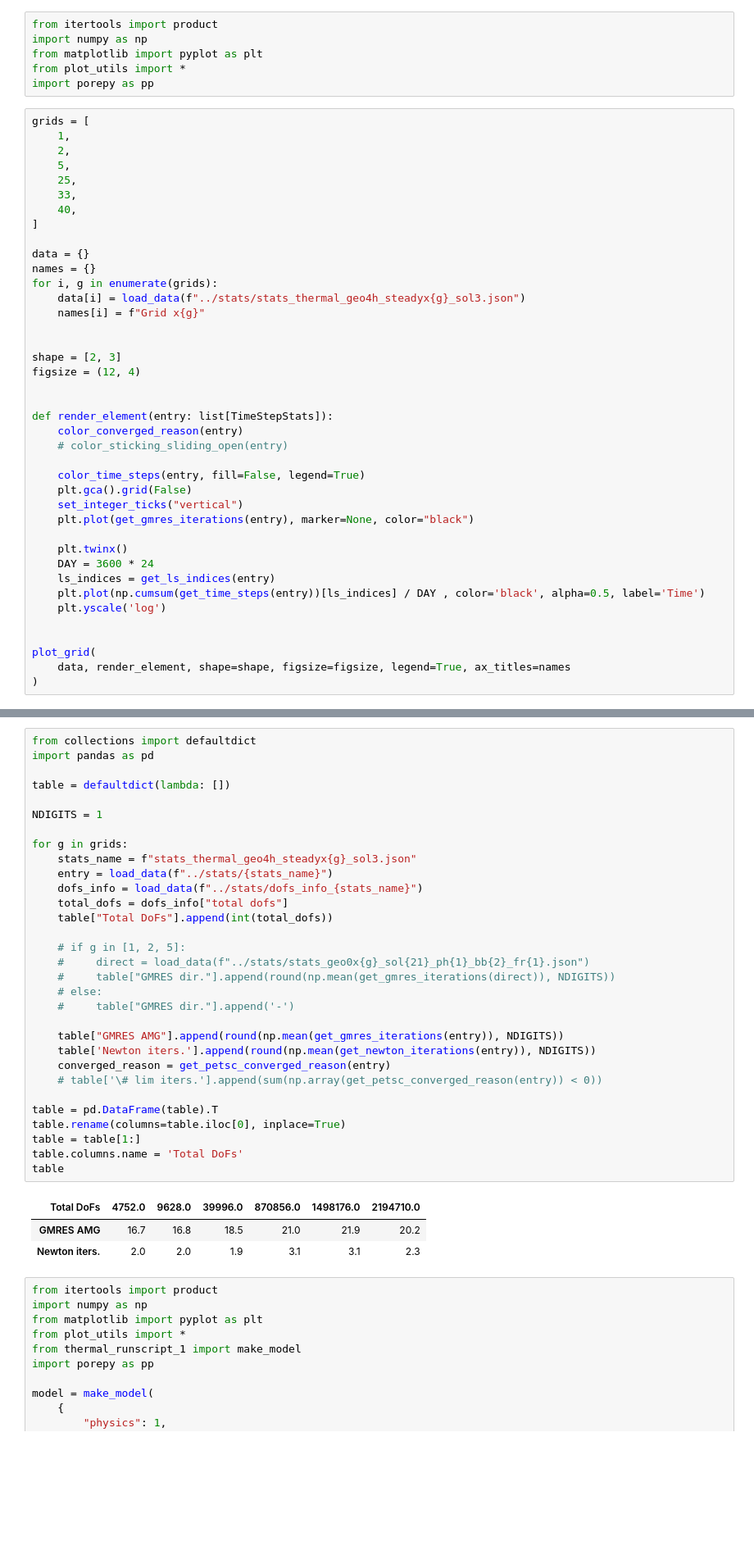
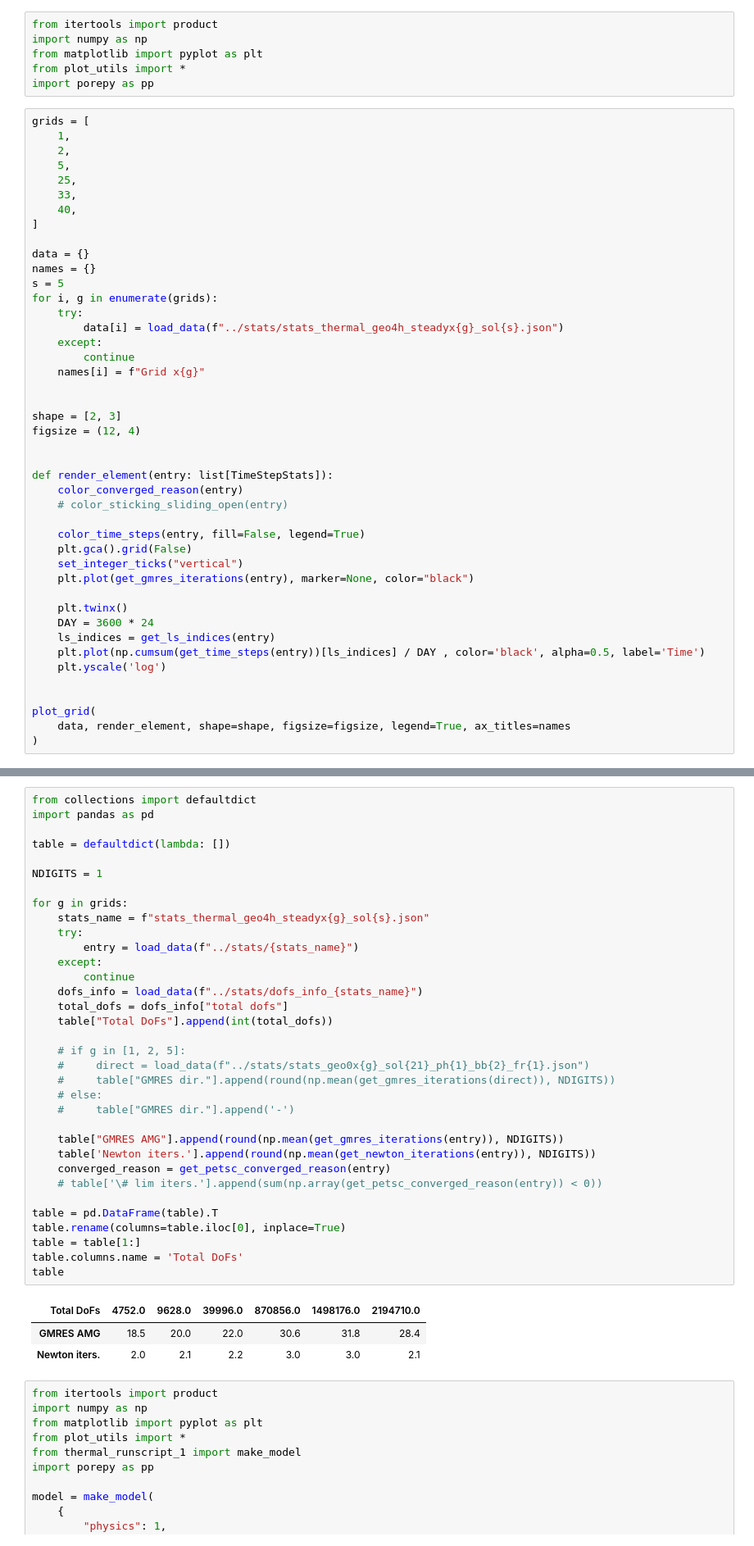
Before and after one commit to pmgbergen/FTHM-Solver, a Jupyter notebook: thermal/experiment_thermal_4_results.ipynb, the cells around one changed output, grey strips where cells are left out. Shown at 82% size. Cells and saved outputs as stored; diff of their text form; blank space fills up the shorter version.

```diff
--- a/thermal/experiment_thermal_4_results.ipynb
+++ b/thermal/experiment_thermal_4_results.ipynb
@@ -16,8 +16,12 @@ grids = [
 
 data = {}
 names = {}
+s = 5
 for i, g in enumerate(grids):
-    data[i] = load_data(f"../stats/stats_thermal_geo4h_steadyx{g}_sol3.json")
+    try:
+        data[i] = load_data(f"../stats/stats_thermal_geo4h_steadyx{g}_sol{s}.json")
+    except:
+        continue
     names[i] = f"Grid x{g}"
 
 
@@ -75,37 +86,40 @@ plot_grid(
 from collections import defaultdict
 import pandas as pd
 
 table = defaultdict(lambda: [])
 
 NDIGITS = 1
 
 for g in grids:
-    stats_name = f"stats_thermal_geo4h_steadyx{g}_sol3.json"
-    entry = load_data(f"../stats/{stats_name}")
+    stats_name = f"stats_thermal_geo4h_steadyx{g}_sol{s}.json"
+    try:
+        entry = load_data(f"../stats/{stats_name}")
+    except:
+        continue
     dofs_info = load_data(f"../stats/dofs_info_{stats_name}")
     total_dofs = dofs_info["total dofs"]
     table["Total DoFs"].append(int(total_dofs))
 
     # if g in [1, 2, 5]:
     #     direct = load_data(f"../stats/stats_geo0x{g}_sol{21}_ph{1}_bb{2}_fr{1}.json")
     #     table["GMRES dir."].append(round(np.mean(get_gmres_iterations(direct)), NDIGITS))
     # else:
     #     table["GMRES dir."].append('-')
 
     table["GMRES AMG"].append(round(np.mean(get_gmres_iterations(entry)), NDIGITS))
     table['Newton iters.'].append(round(np.mean(get_newton_iterations(entry)), NDIGITS))
     converged_reason = get_petsc_converged_reason(entry)
     # table['\# lim iters.'].append(sum(np.array(get_petsc_converged_reason(entry)) < 0))
 
 table = pd.DataFrame(table).T
 table.rename(columns=table.iloc[0], inplace=True)
 table = table[1:]
 table.columns.name = 'Total DoFs'
 table
 # %% [output]
 | Total DoFs | 4752.0 | 9628.0 | 39996.0 | 870856.0 | 1498176.0 | 2194710.0 |
-| GMRES AMG | 16.7 | 16.8 | 18.5 | 21.0 | 21.9 | 20.2 |
-| Newton iters. | 2.0 | 2.0 | 1.9 | 3.1 | 3.1 | 2.3 |
+| GMRES AMG | 18.5 | 20.0 | 22.0 | 30.6 | 31.8 | 28.4 |
+| Newton iters. | 2.0 | 2.1 | 2.2 | 3.0 | 3.0 | 2.1 |
 # %%
 from itertools import product
 import numpy as np
```
Also changed, not shown: parts of 2 cells of this notebook, 13 other files.
